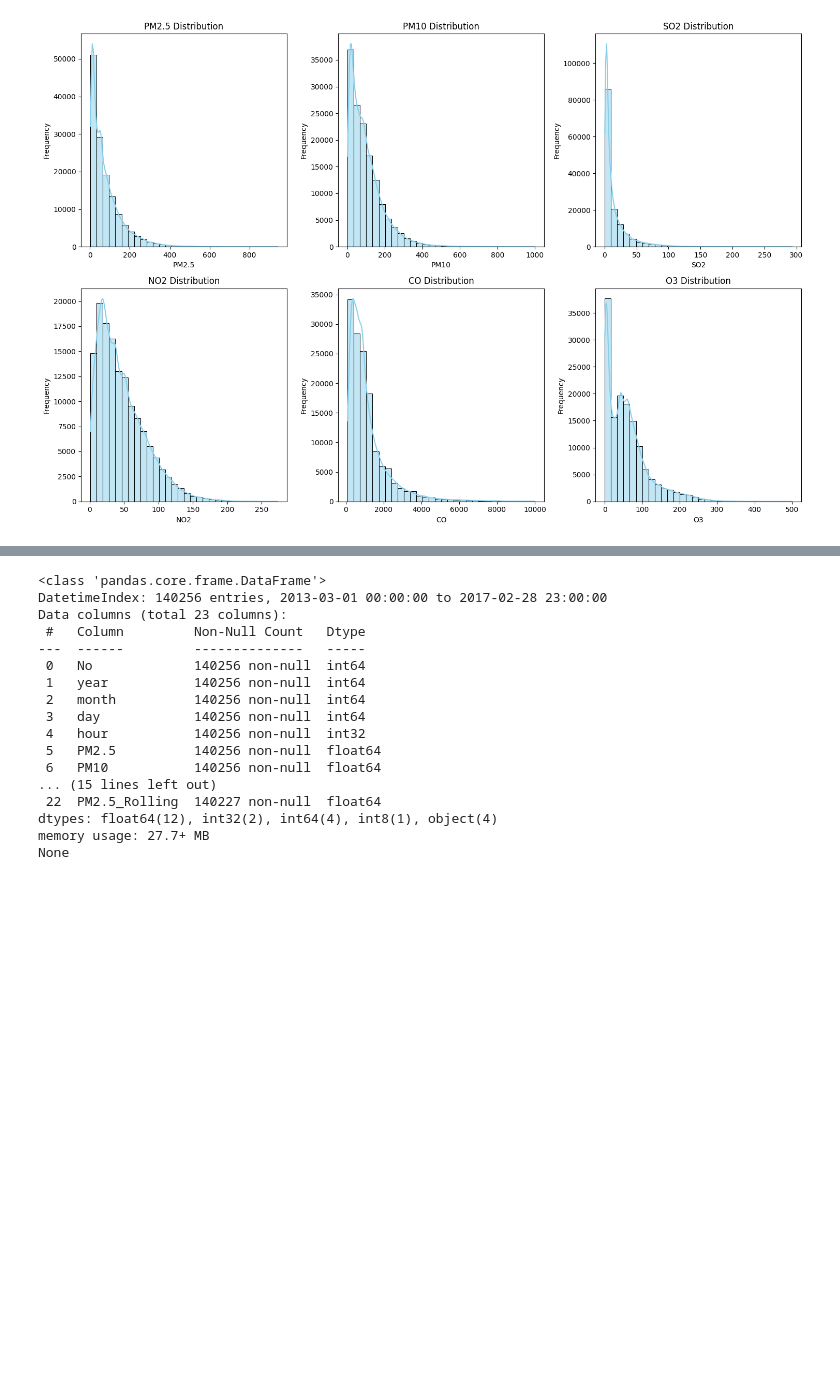
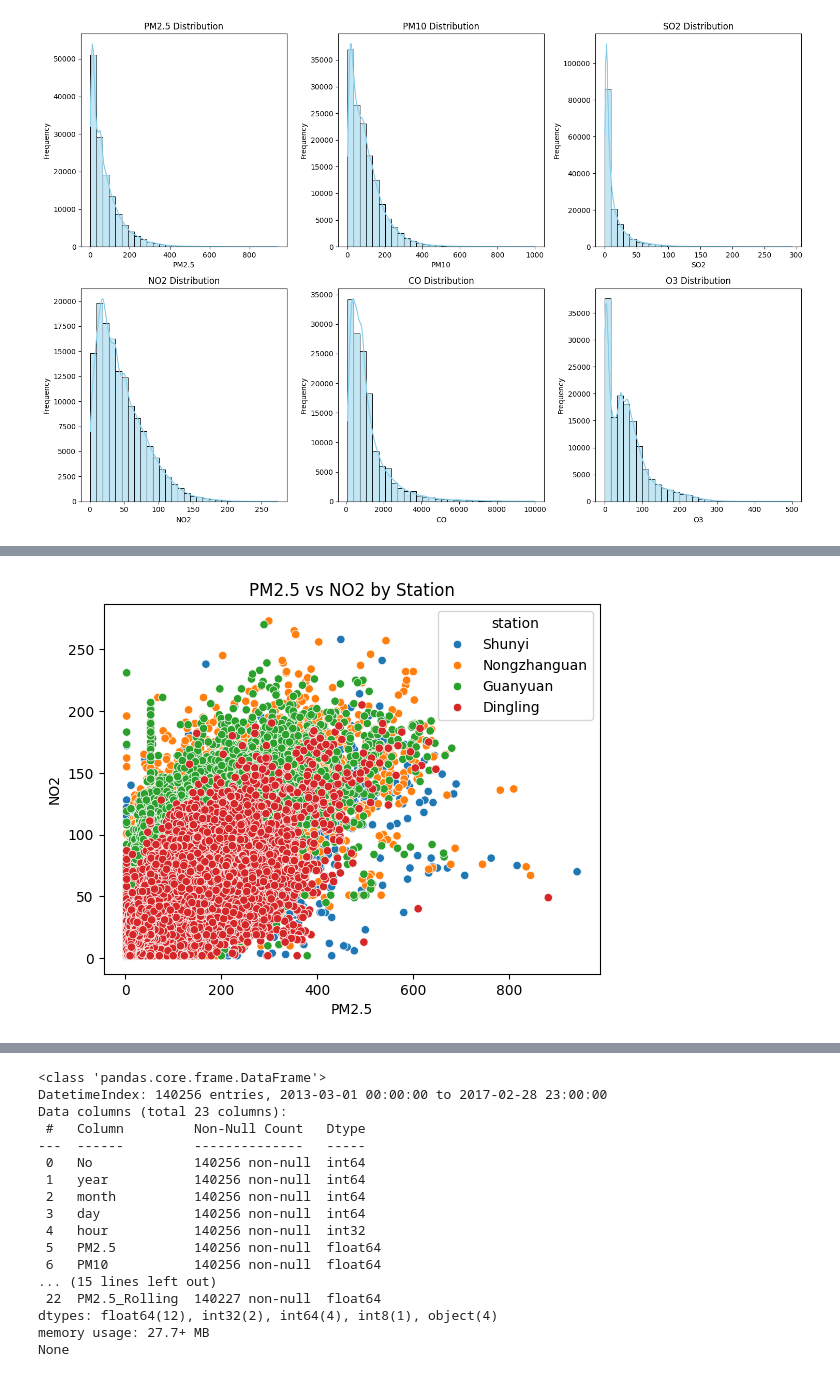
Before and after one commit to vanajathiruchselvam/CMP7005_China_Air_Pollution_EDA, a Jupyter notebook: EDA_Analysis_China_Air_Pollution.ipynb, the cells around one changed output, grey strips where cells are left out. Saved outputs shown, nothing was run; the diff lists cells and outputs as text; code cells hidden in the pictures; blank space fills up the shorter version.

```diff
--- a/EDA_Analysis_China_Air_Pollution.ipynb
+++ b/EDA_Analysis_China_Air_Pollution.ipynb
@@ -464,0 +471,6 @@ plt.show()
+# %%
+sns.scatterplot(x='PM2.5', y='NO2', data=df, hue='station')
+plt.title("PM2.5 vs NO2 by Station")
+plt.show()
+# %% [output]
+[figure, added]
```
Also changed, not shown: parts of 7 cells of this notebook.
